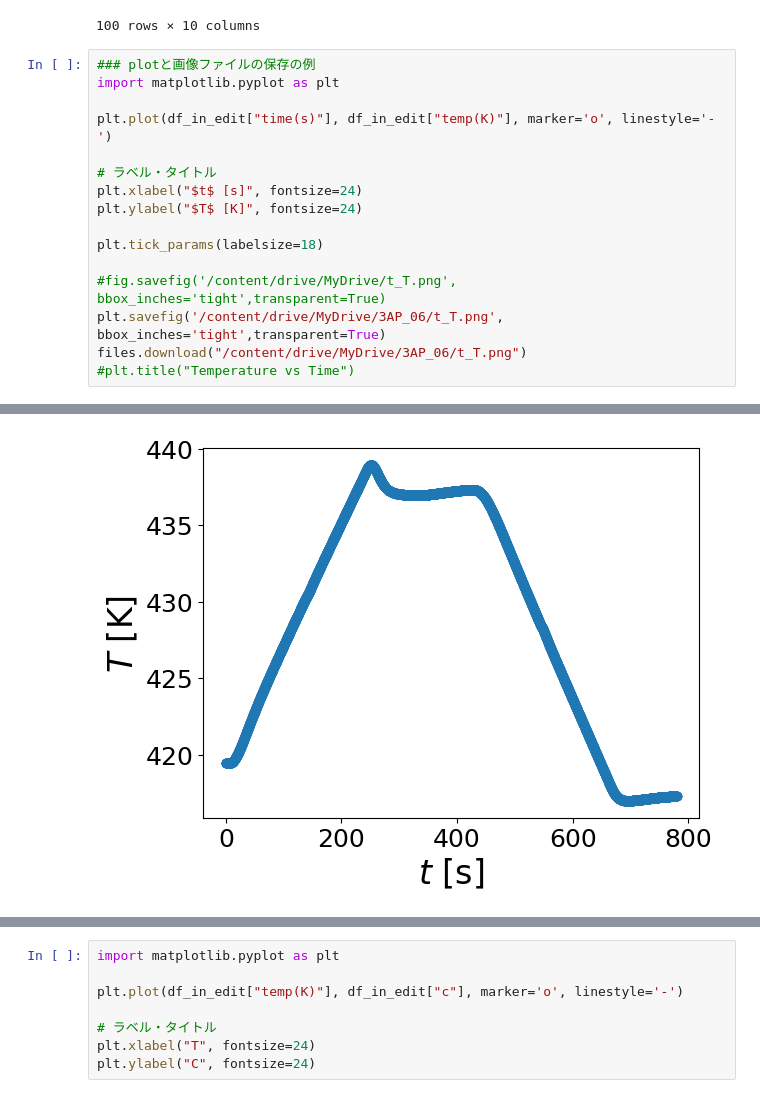
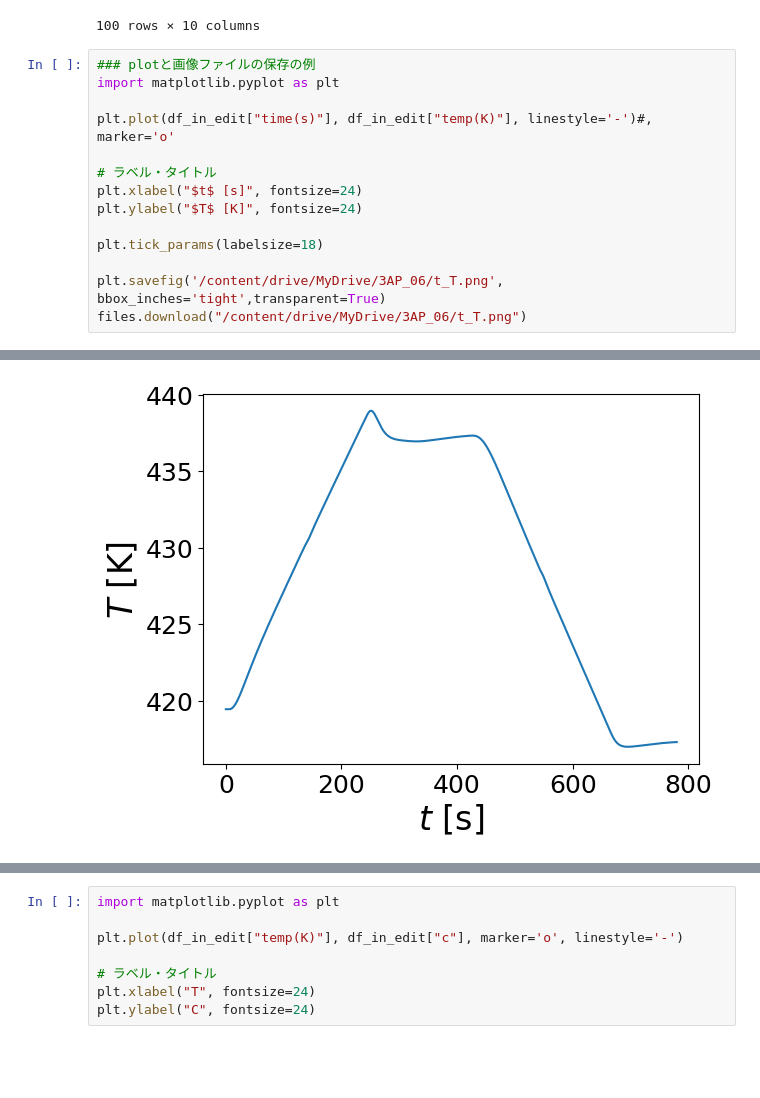
Before and after one commit to qyoshii/3AP_DSC, a Jupyter notebook: 3AP_06_colab.ipynb, the cells around one changed output, grey strips where cells are left out. Saved outputs shown, nothing was run; the diff lists cells and outputs as text; blank space fills up the shorter version.

```diff
--- a/3AP_06_colab.ipynb
+++ b/3AP_06_colab.ipynb
@@ -99,23 +99,21 @@ df_in_edit.head(100)
 # %%
 ### plotと画像ファイルの保存の例
 import matplotlib.pyplot as plt
 
-plt.plot(df_in_edit["time(s)"], df_in_edit["temp(K)"], marker='o', linestyle='-')
+plt.plot(df_in_edit["time(s)"], df_in_edit["temp(K)"], linestyle='-')#, marker='o'
 
 # ラベル・タイトル
 plt.xlabel("$t$ [s]", fontsize=24)
 plt.ylabel("$T$ [K]", fontsize=24)
 
 plt.tick_params(labelsize=18)
 
-#fig.savefig('/content/drive/MyDrive/t_T.png', bbox_inches='tight',transparent=True)
 plt.savefig('/content/drive/MyDrive/3AP_06/t_T.png', bbox_inches='tight',transparent=True)
 files.download("/content/drive/MyDrive/3AP_06/t_T.png")
-#plt.title("Temperature vs Time")
 # %% [output]
 [interactive output not drawn]
 [interactive output not drawn]
-[figure, old version]
+[figure, new version]
 # %%
 ### plotと画像ファイルの保存の例
 import matplotlib.pyplot as plt
```
Also changed, not shown: parts of 20 cells of this notebook.
